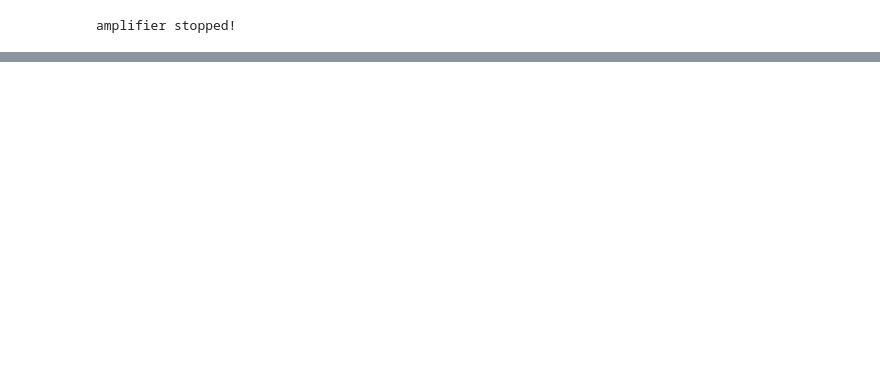
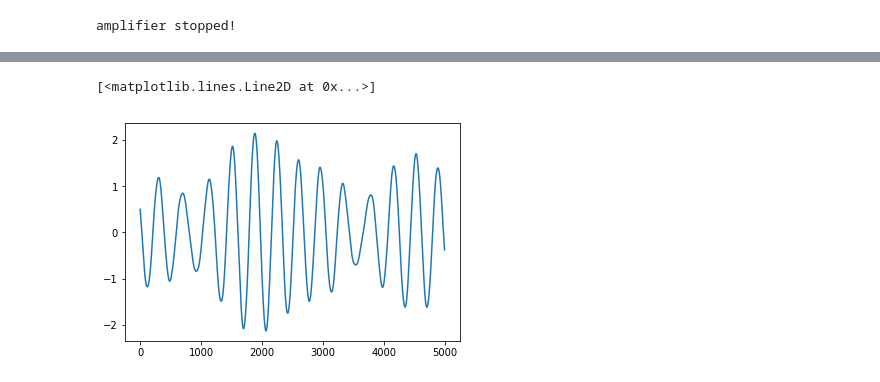
Before and after one commit to jnvandermeer/nf-rtime-preview, a Jupyter notebook: Projects/3_RunNFExperiment/RunNFExperiment.ipynb, the cells around one changed output, grey strips where cells are left out. Cells and saved outputs as stored; diff of their text form; code cells hidden in the pictures; blank space fills up the shorter version.

```diff
--- a/Projects/3_RunNFExperiment/RunNFExperiment.ipynb
+++ b/Projects/3_RunNFExperiment/RunNFExperiment.ipynb
@@ -204,2 +259,8 @@ alld.shape
+# %%
+plt.figure()
+plt.plot(d.data[:,3])
+# %% [output]
+[<matplotlib.lines.Line2D at 0x...>]
+[figure, added]
 # %%
 raw = convert_alld_allm_to_mne(alld, allm, ch_names, sfreq)  # covert to MNE
```
Also changed, not shown: parts of 14 cells of this notebook, 1 other file.
